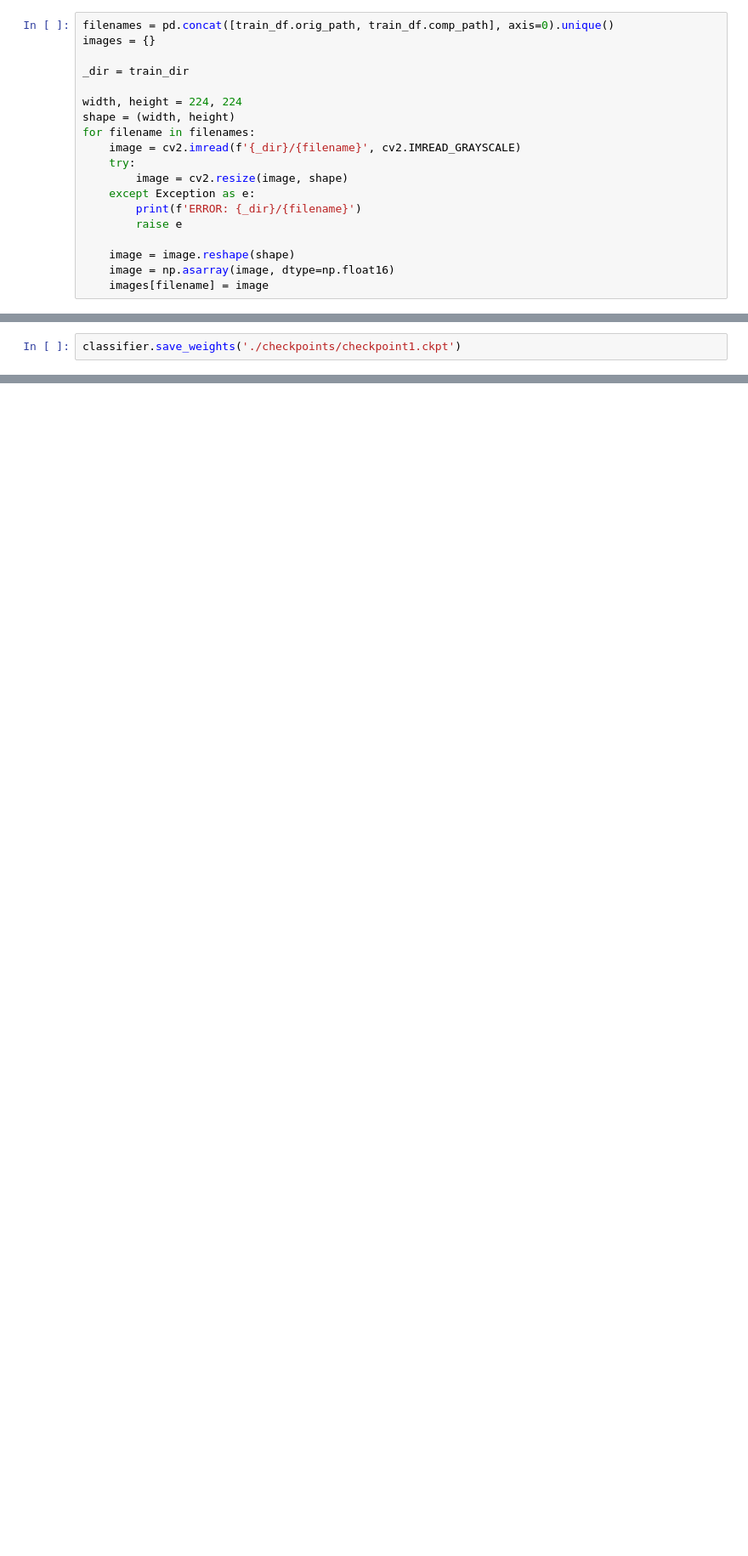
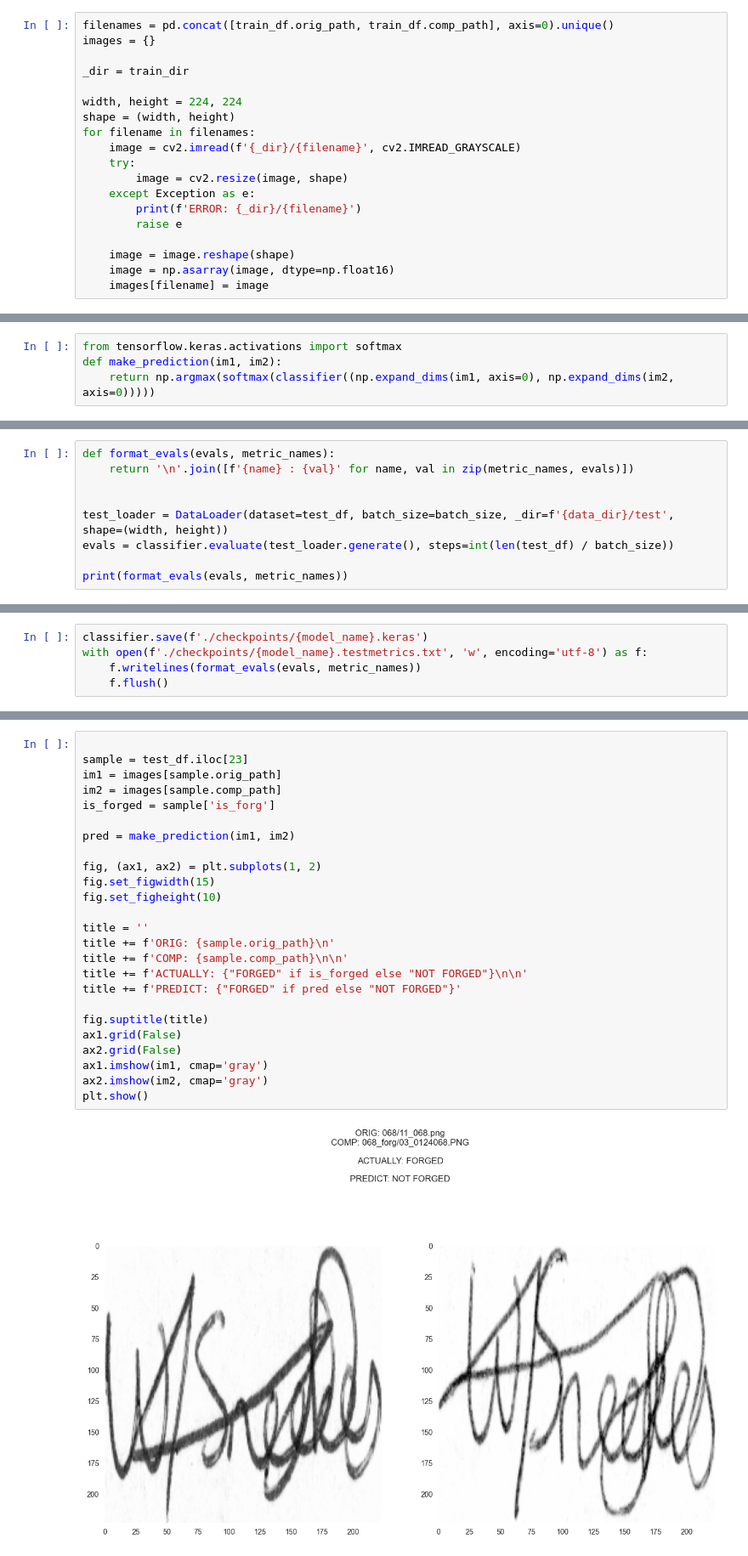
Before and after one commit to 57459N/DataProcesingLabs, a Jupyter notebook: lab4.ipynb, the cells around one changed output, grey strips where cells are left out. Shown at 85% size. Cells and saved outputs as stored; diff of their text form; blank space fills up the shorter version.

Commit message:
lab4 DP
ended up on 15 epochs and one more conv layer
added one more output to use softmax on predicts

todo: add own signatures

```diff
--- a/lab4.ipynb
+++ b/lab4.ipynb
@@ -161,0 +179,4 @@ Epoch 30: val_loss improved from 0.09567 to 0.09283, saving model to ./checkpoin
+# %%
+from tensorflow.keras.activations import softmax
+def make_prediction(im1, im2):
+    return np.argmax(softmax(classifier((np.expand_dims(im1, axis=0), np.expand_dims(im2, axis=0)))))
@@ -161,0 +205,9 @@ Epoch 30: val_loss improved from 0.09567 to 0.09283, saving model to ./checkpoin
+# %%
+def format_evals(evals, metric_names):
+    return '\n'.join([f'{name} : {val}' for name, val in zip(metric_names, evals)])
+
+
+test_loader = DataLoader(dataset=test_df, batch_size=batch_size, _dir=f'{data_dir}/test', shape=(width, height))
+evals = classifier.evaluate(test_loader.generate(), steps=int(len(test_df) / batch_size))
+
+print(format_evals(evals, metric_names))
@@ -162,2 +221,5 @@ Epoch 30: val_loss improved from 0.09567 to 0.09283, saving model to ./checkpoin
 # %%
-classifier.save_weights('./checkpoints/checkpoint1.ckpt')
+classifier.save(f'./checkpoints/{model_name}.keras')
+with open(f'./checkpoints/{model_name}.testmetrics.txt', 'w', encoding='utf-8') as f:
+    f.writelines(format_evals(evals, metric_names))
+    f.flush()
@@ -169,0 +242,27 @@ os.getcwd()
+# %%
+
+sample = test_df.iloc[23]
+im1 = images[sample.orig_path]
+im2 = images[sample.comp_path]
+is_forged = sample['is_forg']
+
+pred = make_prediction(im1, im2)
+
+fig, (ax1, ax2) = plt.subplots(1, 2)
+fig.set_figwidth(15)
+fig.set_figheight(10)
+
+title = ''
+title += f'ORIG: {sample.orig_path}\n'
+title += f'COMP: {sample.comp_path}\n\n'
+title += f'ACTUALLY: {"FORGED" if is_forged else "NOT FORGED"}\n\n'
+title += f'PREDICT: {"FORGED" if pred else "NOT FORGED"}'
+
+fig.suptitle(title)
+ax1.grid(False)
+ax2.grid(False)
+ax1.imshow(im1, cmap='gray')
+ax2.imshow(im2, cmap='gray')
+plt.show()
+# %% [output]
+[figure, added]
```
Also changed, not shown: parts of 12 cells of this notebook.
